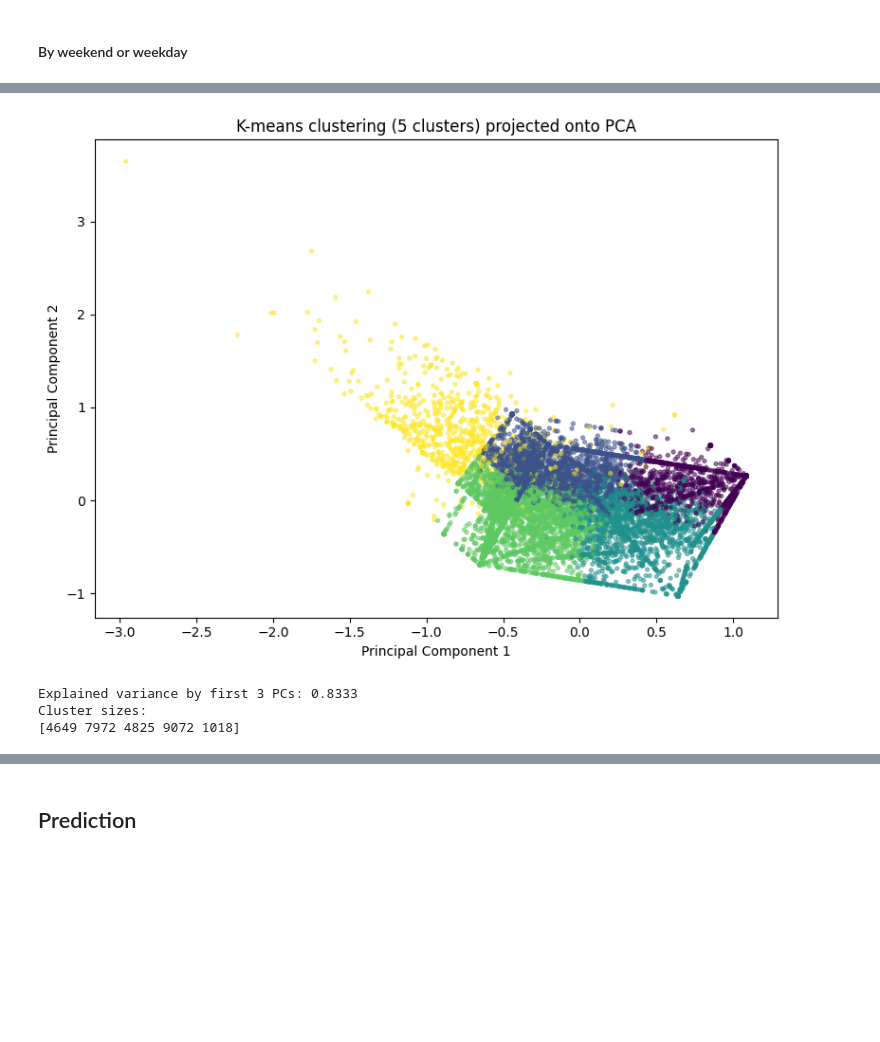
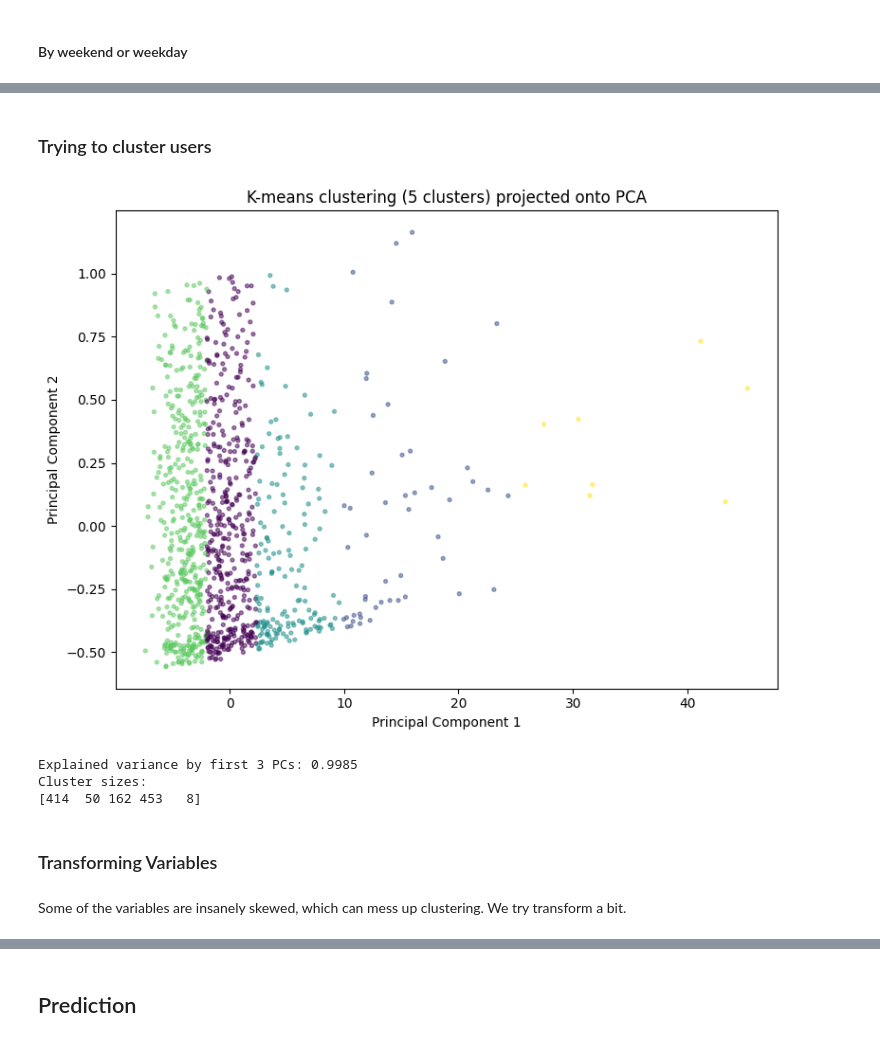
Before and after one commit to AliHoeg/intro_to_ba_project, a Jupyter notebook: ba_project.ipynb, the cells around one changed output, grey strips where cells are left out. Drawn from its saved outputs; the diff is of its cells as text; code cells hidden in the pictures; blank space fills up the shorter version.

Commit message:
Attempts at clustering in with some variables transformed

```diff
--- a/ba_project.ipynb
+++ b/ba_project.ipynb
@@ -120,8 +120,8 @@ df_users = df_all_numbers.groupby("User ID").sum(numeric_only=True)
 
 charging_period = pd.cut(
     pd.to_numeric(df_all_numbers["Start Hour"], errors="coerce"),
-    bins=[0, 6, 12, 18, 24],
-    labels=["Night", "Morning", "Afternoon", "Evening"],
+    bins=[ 4, 8, 12,16,20, 24],
+    labels=["Night", "Morning","Noon" "Afternoon", "Dusk","Evening"],
     right=False,
     include_lowest=True,
 )
@@ -137,7 +137,7 @@ energy_by_period = (
         observed=True,
         sort=False,
     )
-    .reindex(columns=["Morning", "Afternoon", "Evening", "Night"], fill_value=0)
+    .reindex(columns=[ "Night","Morning",  "Noon","Afternoon","Dusk", "Evening",], fill_value=0)
 )
 
 energy_share = energy_by_period.div(df_users["Energy (kWh)"], axis=0)
@@ -239,5 +232,6 @@ df_users["Charge to Park Ratio"] = mean_charge_time/mean_park_time
 # %%
 df_users_selected=df_users[["Energy Share Morning",
+                            "Energy Share Noon",
           "Energy Share Afternoon",
           "Energy Share Evening",
           "Energy Share Night",
@@ -247,36 +241,46 @@ df_users_selected=df_users[["Energy Share Morning",
           "Average Charge",
           "Charge to Park Ratio"]]
 
+
+df_users_selected["Average Weekly Charges"]
+df_users_selected = df_users_selected[(df_users_selected["Average Weekly Charges"] > 0.02)]
 X_users = df_users_selected.to_numpy()
+X_users_std = (X_users-X_users.mean())/X_users.std()
+# %% [markdown]
+### Trying to cluster users
 # %%
 n_clusters = 5
 kmeans = KMeans(
     n_clusters=n_clusters,
     random_state=42
 )
 
-cluster_labels = kmeans.fit_predict(X_users)
+cluster_labels = kmeans.fit_predict(X_users_std)
 
 pcaob = PCA(n_components=3, svd_solver="randomized", random_state=42)
 pca = pcaob.fit_transform(X_users)
 
 plot_size = min(20_000, len(X_users))
-plot_indices = np.random.default_rng(42).choice(len(X_users), size=plot_size, replace=False)
+plot_indices = np.random.default_rng(42).choice(len(X_users_std), size=plot_size, replace=False)
 
 plt.figure(figsize=(8, 6))
 plt.scatter(pca[plot_indices, 0], pca[plot_indices, 1], c=cluster_labels[plot_indices], cmap="viridis", s=8, alpha=0.5)
 plt.xlabel("Principal Component 1")
 plt.ylabel("Principal Component 2")
 plt.title(f"K-means clustering ({n_clusters} clusters) projected onto PCA")
 
 plt.tight_layout()
 plt.show()
 
 print(f"Explained variance by first 3 PCs: {pcaob.explained_variance_ratio_[:3].sum():.4f}")
 print("Cluster sizes:")
 print(np.bincount(cluster_labels))
 # %% [output]
-[figure, old version]
+[figure, new version]
-Explained variance by first 3 PCs: 0.8333
+Explained variance by first 3 PCs: 0.9985
 Cluster sizes:
-[4649 7972 4825 9072 1018]
+[414  50 162 453   8]
+# %% [markdown]
+### Transforming Variables
+# %% [markdown]
+Some of the variables are insanely skewed, which can mess up clustering. We try transform a bit.
```
Also changed, not shown: parts of 5 cells of this notebook.
